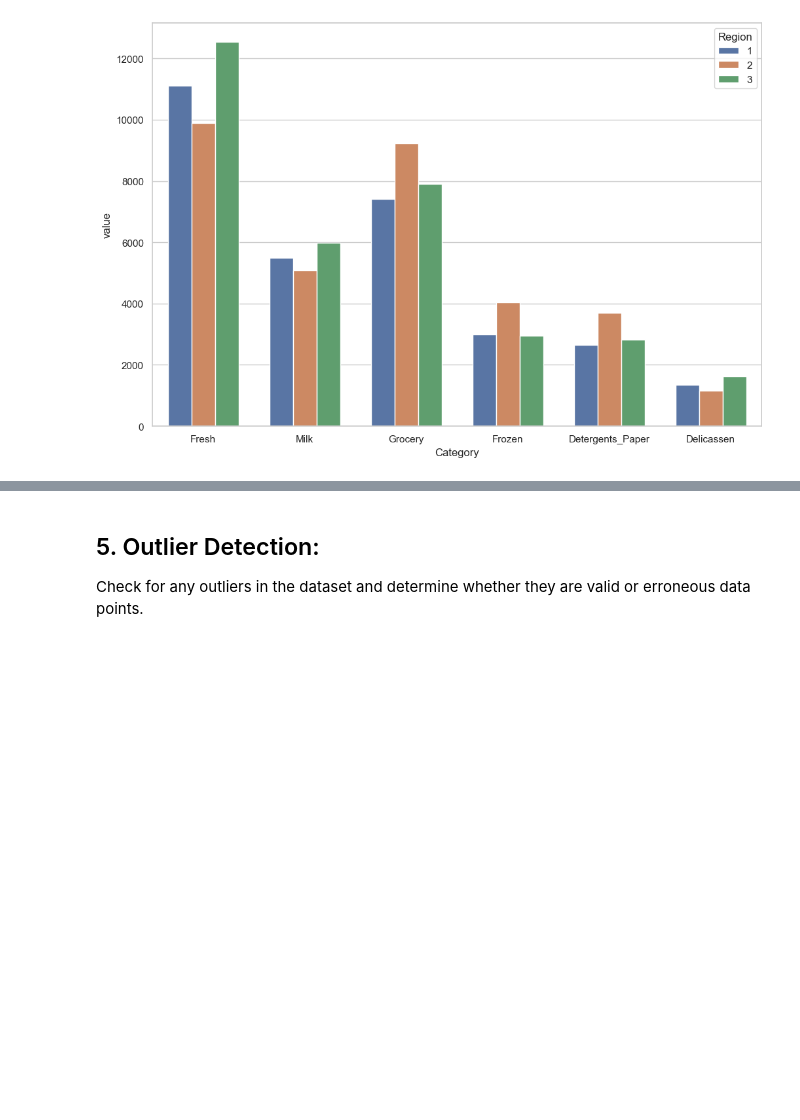
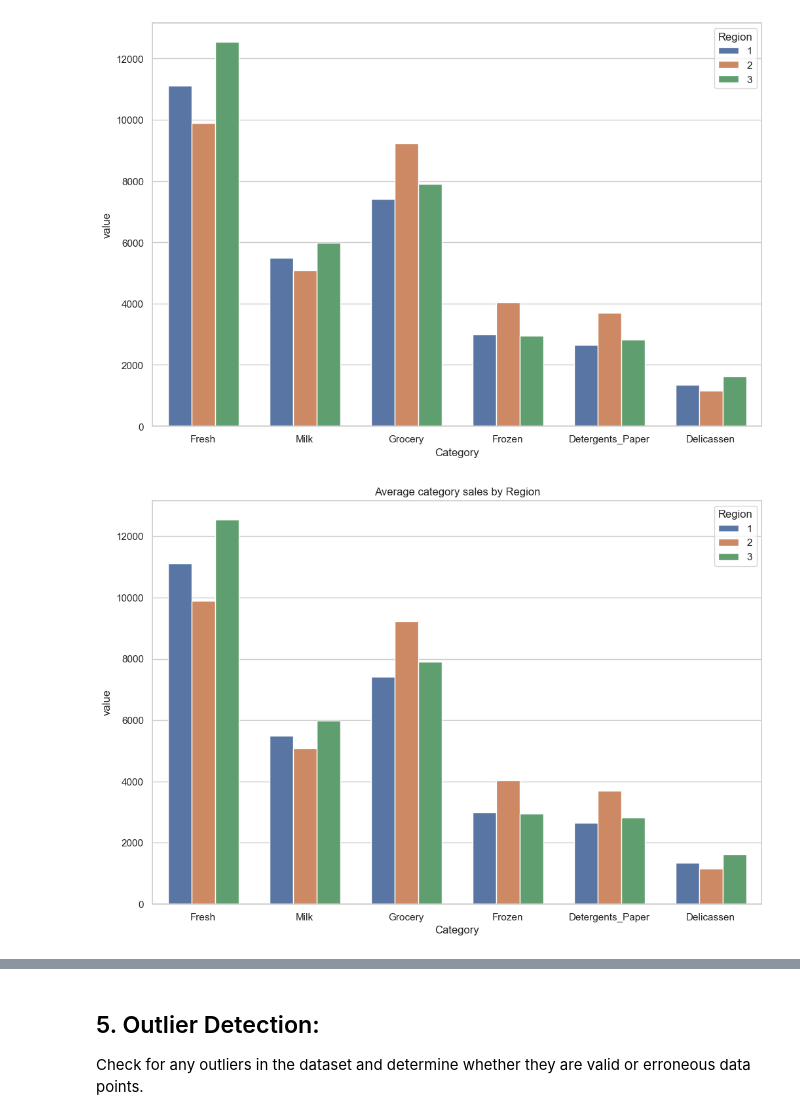
Before and after one commit to brigittesullivan/w23-unsupervised-learning-project, a Jupyter notebook: Unsupervised Learning - Project.ipynb, the cells around one changed output, grey strips where cells are left out. Cells and saved outputs as stored; diff of their text form; code cells hidden in the pictures; blank space fills up the shorter version.

```diff
--- a/Unsupervised Learning - Project.ipynb
+++ b/Unsupervised Learning - Project.ipynb
@@ -357,5 +359,11 @@ sns.barplot(data=region_avg, x="Category", y="value", hue="Region", width=0.7)
 plt.savefig('salesbyregion.png')
 # %% [output]
 [figure]
+# %%
+plt.figure(figsize=(12, 8))
+sns.barplot(data=region_avg, x="Category", y="value", hue="Region", width=0.7).set(title='Average category sales by Region')
+plt.savefig('salesbyregion.png')
+# %% [output]
+[figure, added]
 # %%
 # averages by Region and Category
```
Also changed, not shown: parts of 40 cells of this notebook, 12 other files.
